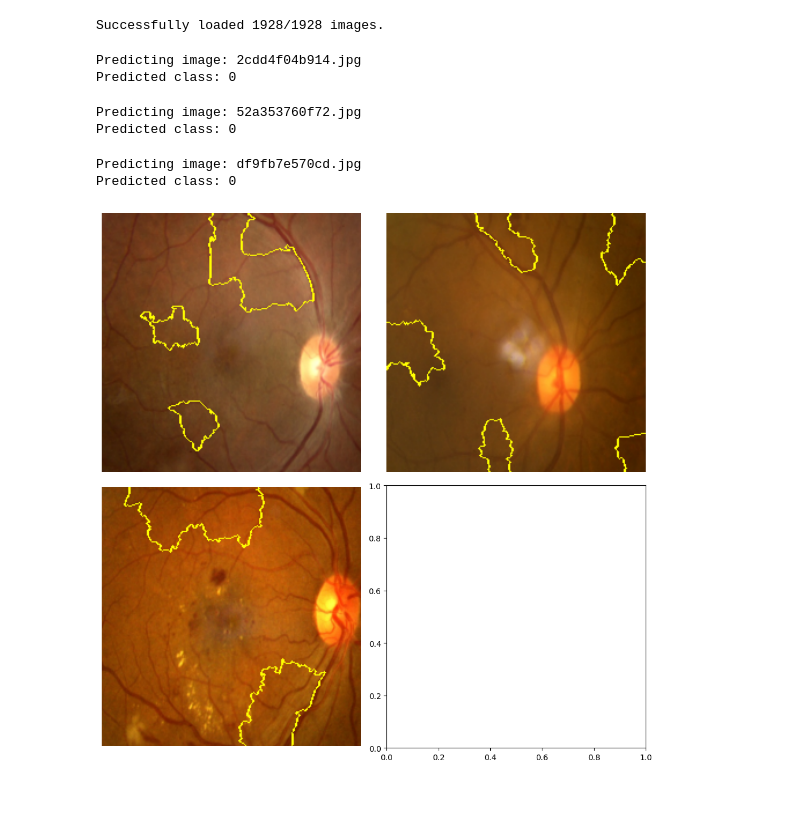
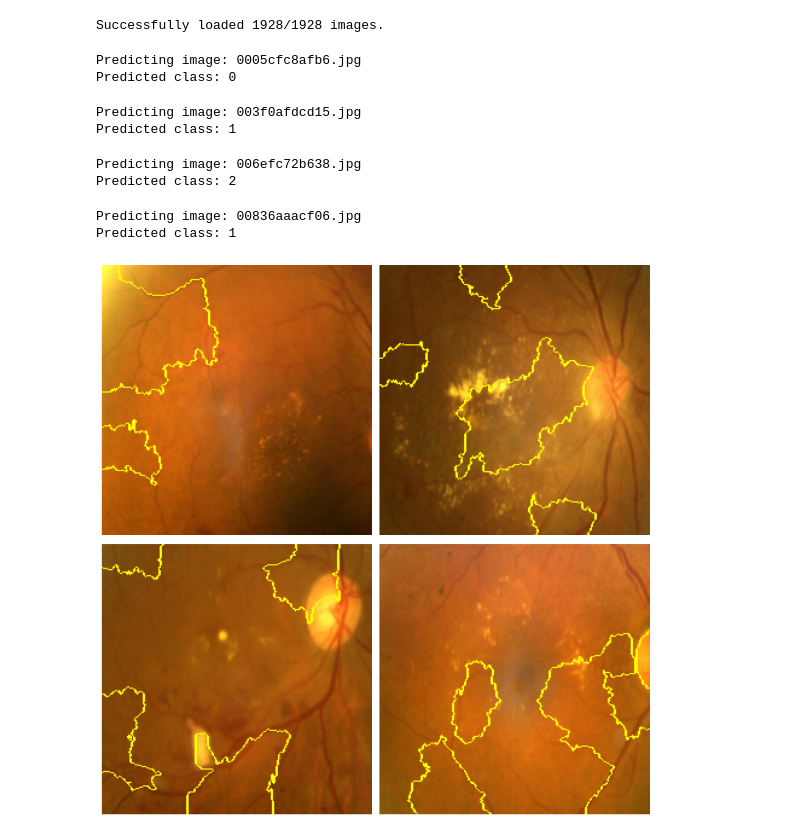
Before and after one commit to mosheadd/KANProt, a Jupyter notebook: prototype2.ipynb, the cells around one changed output. Saved outputs shown, nothing was run; the diff lists cells and outputs as text; code cells hidden in the pictures; blank space fills up the shorter version.

Commit message:
get image plotting to a different function

```diff
--- a/prototype2.ipynb
+++ b/prototype2.ipynb
@@ -609,10 +601,31 @@ def test_model(images_path, num_of_images=5, randomize=False, plot_images=False)
 # %%
-test_model(test_imgs_paths, 3, True, True)
+imgs_to_plot = test_model(test_imgs_paths, 4, False, True)
 # %% [output]
-Predicting image: 2cdd4f04b914.jpg
+Predicting image: 0005cfc8afb6.jpg
 Predicted class: 0
-Predicting image: 52a353760f72.jpg
-Predicted class: 0
+Predicting image: 003f0afdcd15.jpg
+Predicted class: 1
-Predicting image: df9fb7e570cd.jpg
-Predicted class: 0
+Predicting image: 006efc72b638.jpg
+Predicted class: 2
-[figure, removed]
+Predicting image: 00836aaacf06.jpg
+Predicted class: 1
+# %%
+def plot_boundries(images):
+    rows = round(len(images) / 2)
+    cols = 2
+
+    fig, axs = plt.subplots(rows, cols, figsize=(10, 10))
+
+    axs = axs.flat
+
+    for i, image_to_plot in enumerate(images):
+        axs[i].imshow(image_to_plot)
+        axs[i].axis('Off')
+
+
+    plt.tight_layout()
+    plt.show()
+# %%
+plot_boundries(imgs_to_plot)
+# %% [output]
+[figure, added]
```
Also changed, not shown: parts of 3 cells of this notebook.
